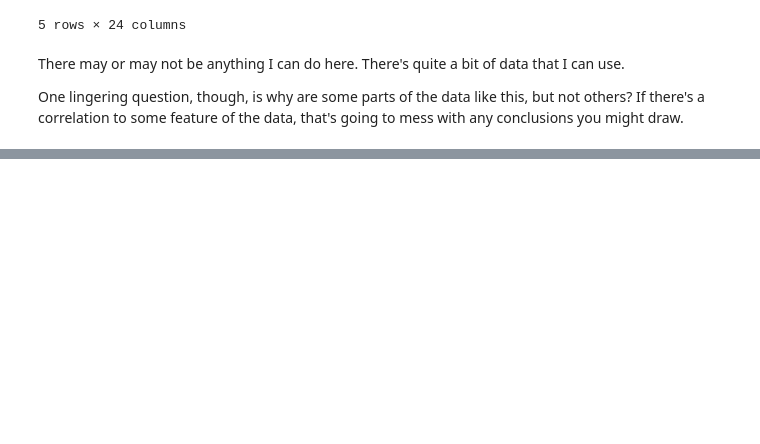
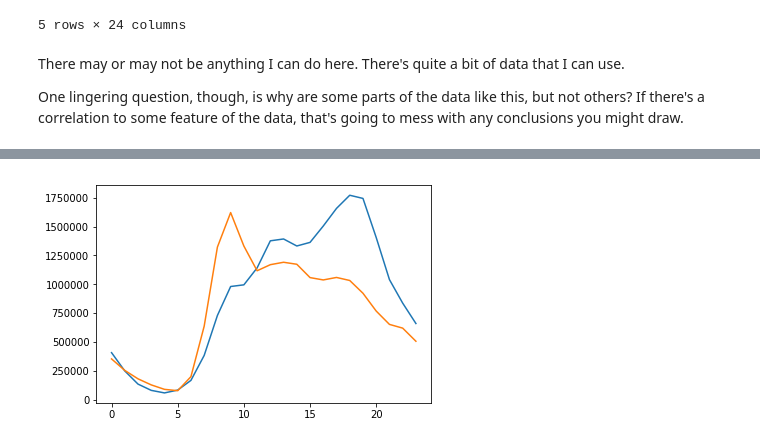
Before and after one commit to Inoueian/chicago-taxi, a Jupyter notebook: chicago-taxi_loop.ipynb, the cells around one changed output, grey strips where cells are left out. Drawn from its saved outputs; the diff is of its cells as text; code cells hidden in the pictures; blank space fills up the shorter version.

Commit message:
peak times are fixed

```diff
--- a/chicago-taxi_loop.ipynb
+++ b/chicago-taxi_loop.ipynb
@@ -200,5 +49,36 @@ These should coincide with the high-traffic times in general.
 # %% [markdown]
 First focus on morning rush (you need to do both anyway).
+# %%
+#Just the columns I need
+columns = ['Trip Start Timestamp', 'Trip End Timestamp', 'Pickup Community Area',
+           'Dropoff Community Area', 'Pickup Centroid Location', 'Dropoff Centroid Location']
+
+#Write time parser
+time_parser = lambda x: pd.datetime.strptime(x, '%m/%d/%Y %I:%M:%S %p')
+
+df_from_loop_list = []
+df_to_loop_list = []
+
+#Do small scale thing first
+for chunk in pd.read_csv('Data/Taxi_Trips.csv',
+                        iterator=True, chunksize=100000,
+                        low_memory=False):
+
+    #select trips from loop
+    df1 = chunk[(chunk['Pickup Community Area'] == 32.)[columns]
+    #select trips from loop
+    df2 = chunk[(chunk['Dropoff Community Area'] == 32.)][columns_times]
+
+    #pick hours
+    df1['hour'] = df1['Trip Start Timestamp'].apply(lambda x: time_parser(x).hour) #create hour column
+    df2['hour'] = df2['Trip Start Timestamp'].apply(lambda x: time_parser(x).hour) #create hour column
+
+    df_from_loop_list.append(df1[(df1.hour >= 8) & (df1.hour <= 10)]) #only append morning rush hour trips
+
+
+    #To keep track of progress,
+    #print the number of DataFrames appended so far, and length of the last one appended
+    print(len(df_list), len(df_list[-1]))
 # %% [markdown]
 Next do evening rush.
 # %%
@@ -533,0 +597,7 @@ One lingering question, though, is why are some parts of the data like this, but
+# %%
+plt.plot(counts_from_loop['Trip Start Timestamp'])
+plt.plot(counts_to_loop['Trip Start Timestamp'])
+
+plt.show()
+# %% [output]
+[figure, added]
```
Also changed, not shown: parts of 23 cells of this notebook, 2 other files.
